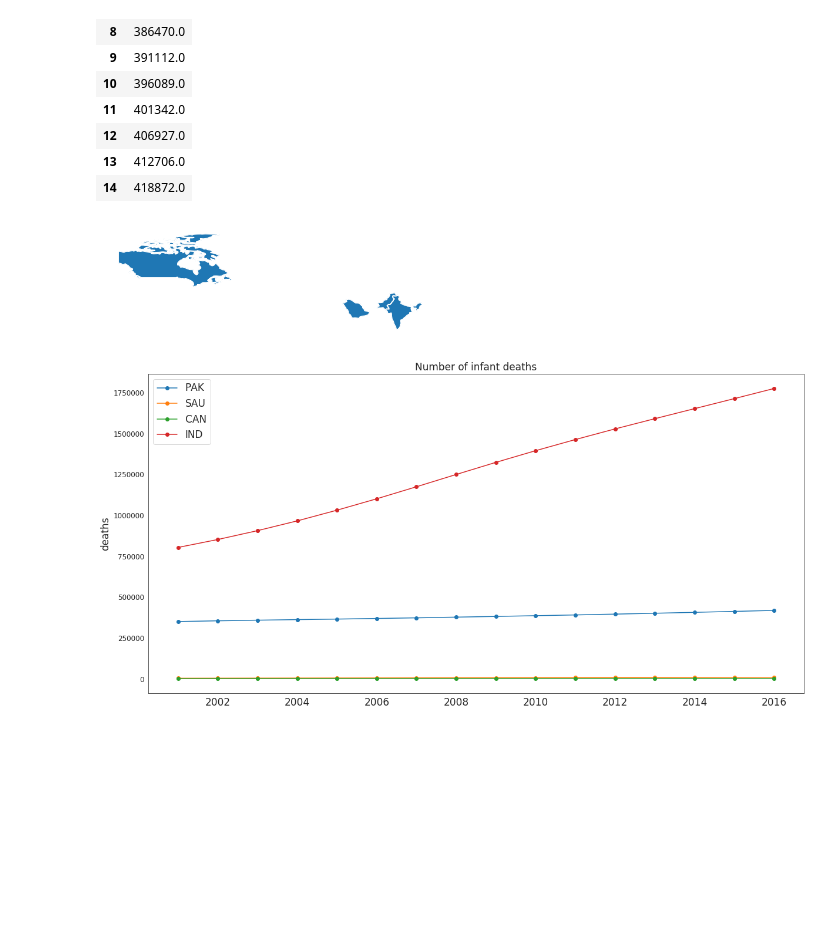
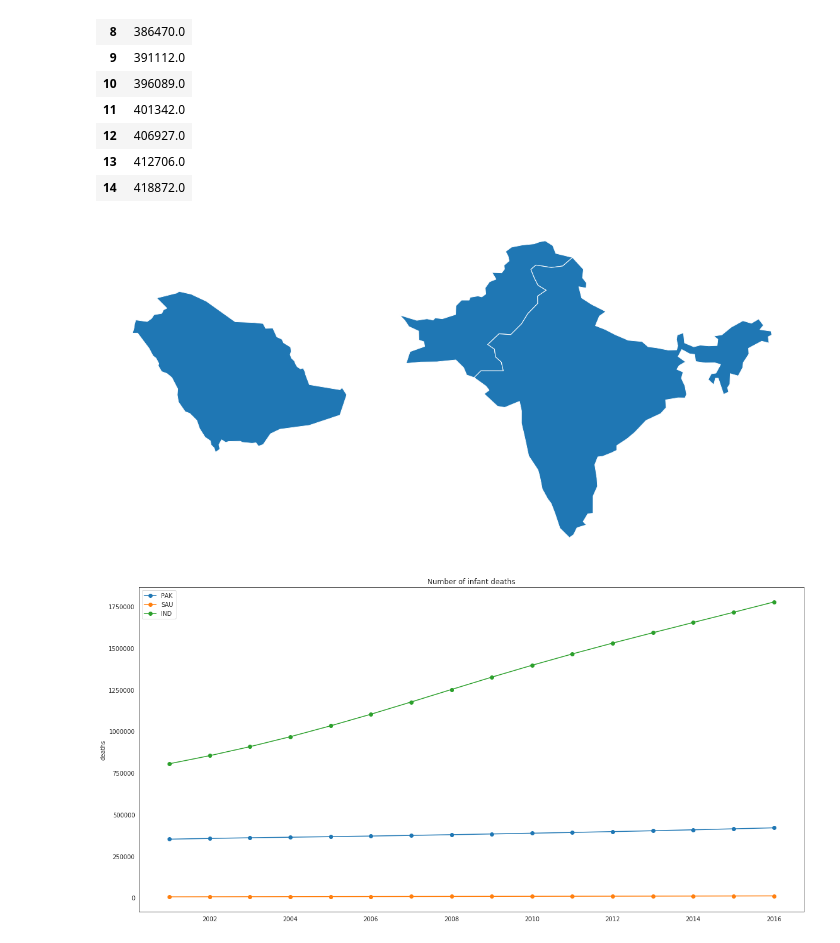
Before and after one commit to ahsan566/world_bank_streamlit, a Jupyter notebook: data_preprocessing.ipynb, the cells around one changed output. Saved outputs shown, nothing was run; the diff lists cells and outputs as text; code cells hidden in the pictures; blank space fills up the shorter version.

Commit message:
Completed target visualization

```diff
--- a/data_preprocessing.ipynb
+++ b/data_preprocessing.ipynb
@@ -160,10 +176,9 @@ def plot_data(indicator, countries, start=2000, end=2015):
     title = ind[0]['name']
 
     new_df = pd.DataFrame()
-
     for country in countries:
         new_df = new_df.append(df[df['id']==country])
-    new_df.geometry.plot()
+    new_df.geometry.plot(figsize=(20,10))
     plt.axis('off')
 
     fig, axis = plt.subplots(figsize=(20,10))
@@ -179,7 +194,7 @@ def plot_data(indicator, countries, start=2000, end=2015):
     plt.ylabel = "deaths"
     plt.show()
 # %%
-plot_data(indicator, ['PAK','SAU','CAN','IND'], 2001, 2016)
+plot_data(indicator, ['PAK','SAU','IND'], 2001, 2016)
 # %% [output]
-[figure, old version]
+[figure, new version]
-[figure, old version]
+[figure, new version]
```
Also changed, not shown: parts of 12 cells of this notebook, 2 other files.
